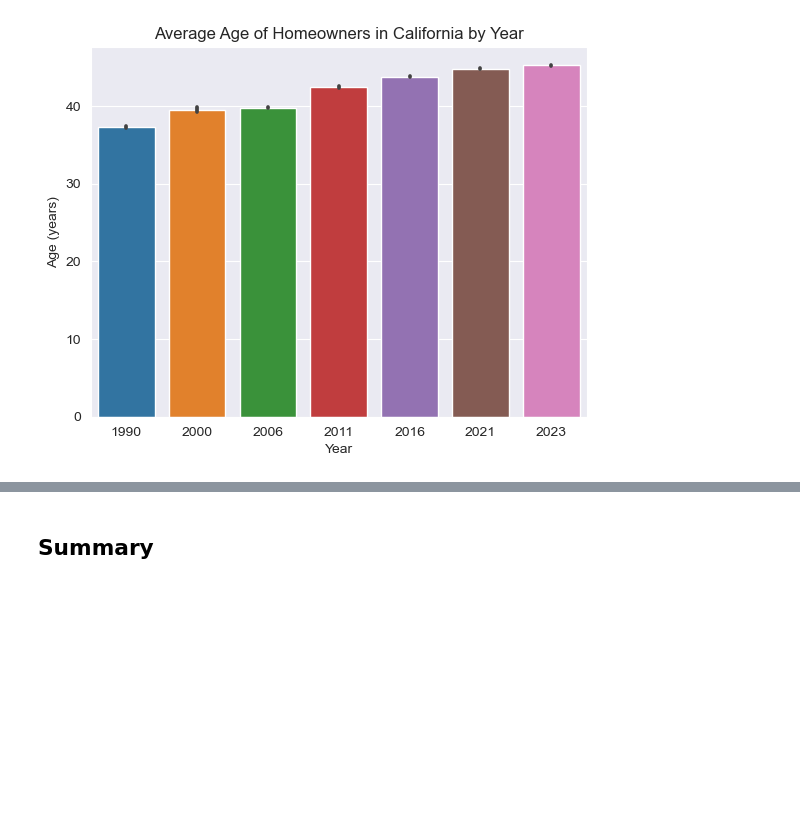
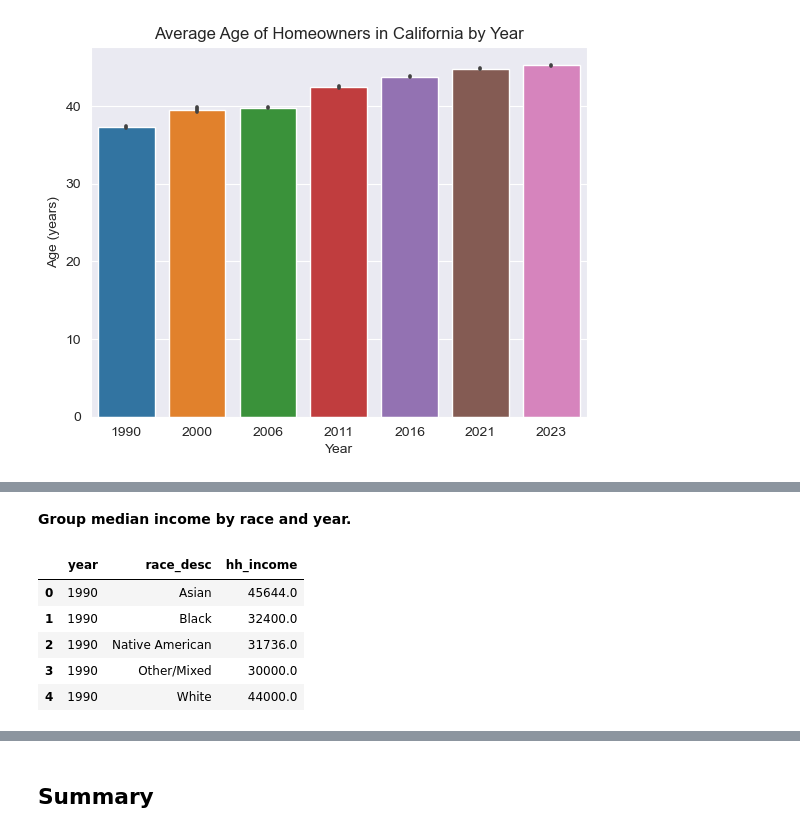
Before and after one commit to dpc43/Data271Project, a Jupyter notebook: Final_Project_Main_HC.ipynb, the cells around one changed output, grey strips where cells are left out. Drawn from its saved outputs; the diff is of its cells as text; code cells hidden in the pictures; blank space fills up the shorter version.

```diff
--- a/Final_Project_Main_HC.ipynb
+++ b/Final_Project_Main_HC.ipynb
@@ -1087,0 +1097,12 @@ plt.show()
+# %% [markdown]
+**Group median income by race and year.**
+# %%
+race_income_data = pd.DataFrame(race_income_data.groupby(['year','race_desc'])['hh_income'].median()).reset_index()
+race_income_data.head()
+# %% [output]
+|  | year | race_desc | hh_income |
+| 0 | 1990 | Asian | 45644.0 |
+| 1 | 1990 | Black | 32400.0 |
+| 2 | 1990 | Native American | 31736.0 |
+| 3 | 1990 | Other/Mixed | 30000.0 |
+| 4 | 1990 | White | 44000.0 |
```
Also changed, not shown: parts of 10 cells of this notebook.
